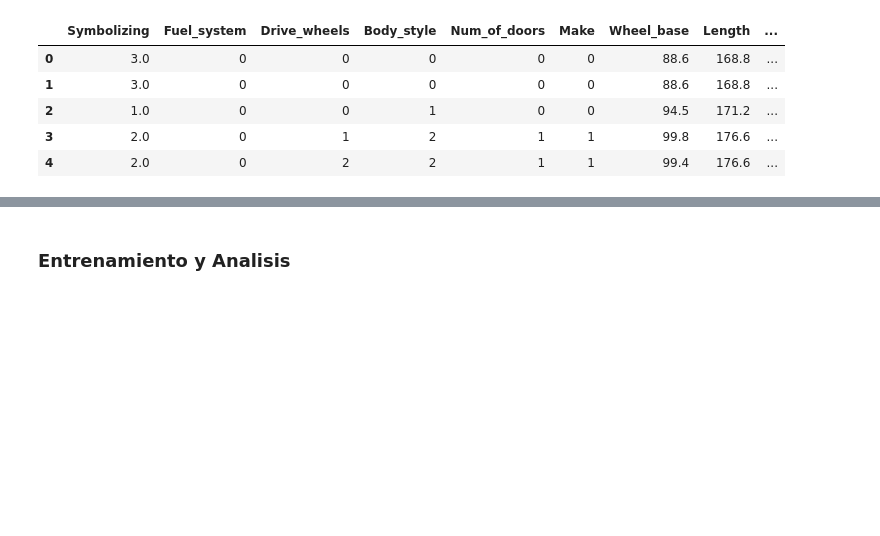
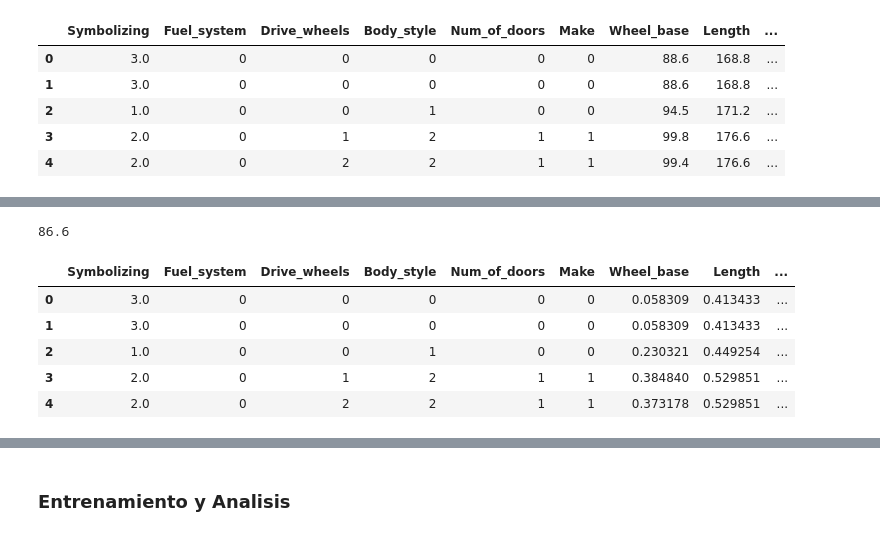
Before and after one commit to SebastianMosqueraCaicedo/ana-datos-riesgo, a Jupyter notebook: Proyect_Agredo_Mosquera.ipynb, the cells around one changed output, grey strips where cells are left out. Drawn from its saved outputs; the diff is of its cells as text; code cells hidden in the pictures; blank space fills up the shorter version.

```diff
--- a/Proyect_Agredo_Mosquera.ipynb
+++ b/Proyect_Agredo_Mosquera.ipynb
@@ -890,3 +890,7 @@ data.describe()
 | max | 3.000000 | 7.000000 | 2.000000 | 4.00000 | 1.000000 | 21.000000 | 120.900000 | 208.100000 | ... |
 # %%
 #normalizemos las variables cuantitativas
+imp_cnt = ['Wheel_base','Length','Heigth','Curb_weight','Engine_size', 'City_mpg', 'Highway_mpg']
+data[imp_cnt[0]].min()
+# %% [output]
+86.6
@@ -892,0 +903,9 @@ data.describe()
+# %%
+data.head()
+# %% [output]
+|  | Symbolizing | Fuel_system | Drive_wheels | Body_style | Num_of_doors | Make | Wheel_base | Length | ... |
+| 0 | 3.0 | 0 | 0 | 0 | 0 | 0 | 0.058309 | 0.413433 | ... |
+| 1 | 3.0 | 0 | 0 | 0 | 0 | 0 | 0.058309 | 0.413433 | ... |
+| 2 | 1.0 | 0 | 0 | 1 | 0 | 0 | 0.230321 | 0.449254 | ... |
+| 3 | 2.0 | 0 | 1 | 2 | 1 | 1 | 0.384840 | 0.529851 | ... |
+| 4 | 2.0 | 0 | 2 | 2 | 1 | 1 | 0.373178 | 0.529851 | ... |
```
Also changed, not shown: parts of 28 cells of this notebook.
